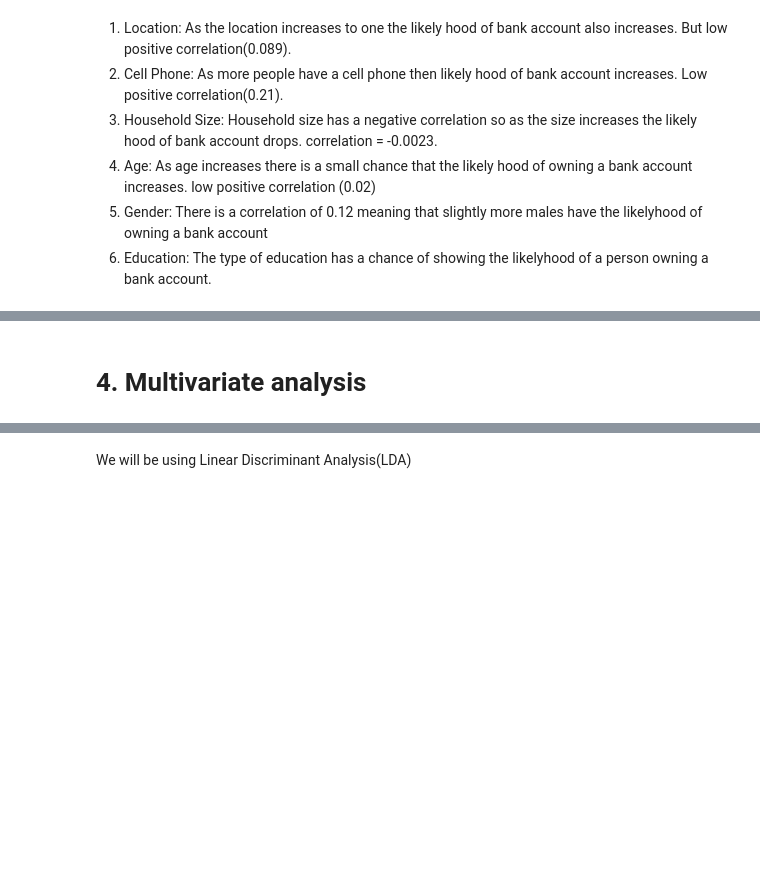
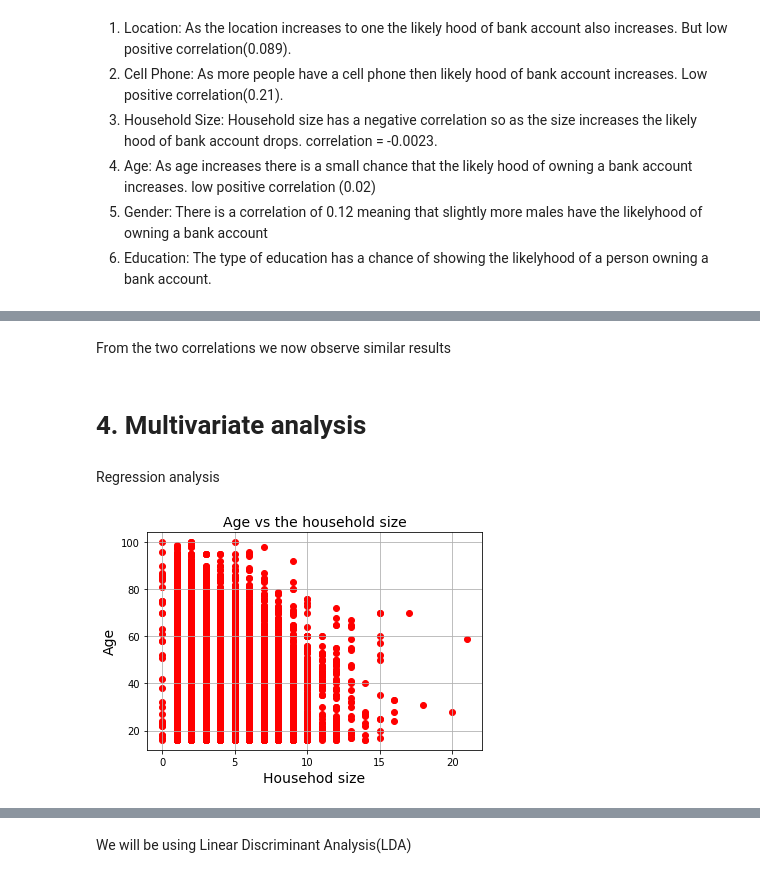
Before and after one commit to dote7ant/Moringa_CoreW1, a Jupyter notebook: moringa_core_w2.ipynb, the cells around one changed output, grey strips where cells are left out. Cells and saved outputs as stored; diff of their text form; code cells hidden in the pictures; blank space fills up the shorter version.

```diff
--- a/moringa_core_w2.ipynb
+++ b/moringa_core_w2.ipynb
@@ -582,2 +602,16 @@ plt.show()
+# %% [markdown]
+From the two correlations we now observe similar results
 # %% [markdown]
 # 4. Multivariate analysis
+# %% [markdown]
+Regression analysis
+# %%
+ # perform analysis on the age and size of the household
+plt.scatter(df_clean['household_size'], df_clean['age'], color='red')
+plt.title('Age vs the household size', fontsize=14)
+plt.xlabel('Househod size', fontsize=14)
+plt.ylabel('Age', fontsize=14)
+plt.grid(True)
+plt.show()
+# %% [output]
+[figure, added]
```
Also changed, not shown: parts of 7 cells of this notebook.
